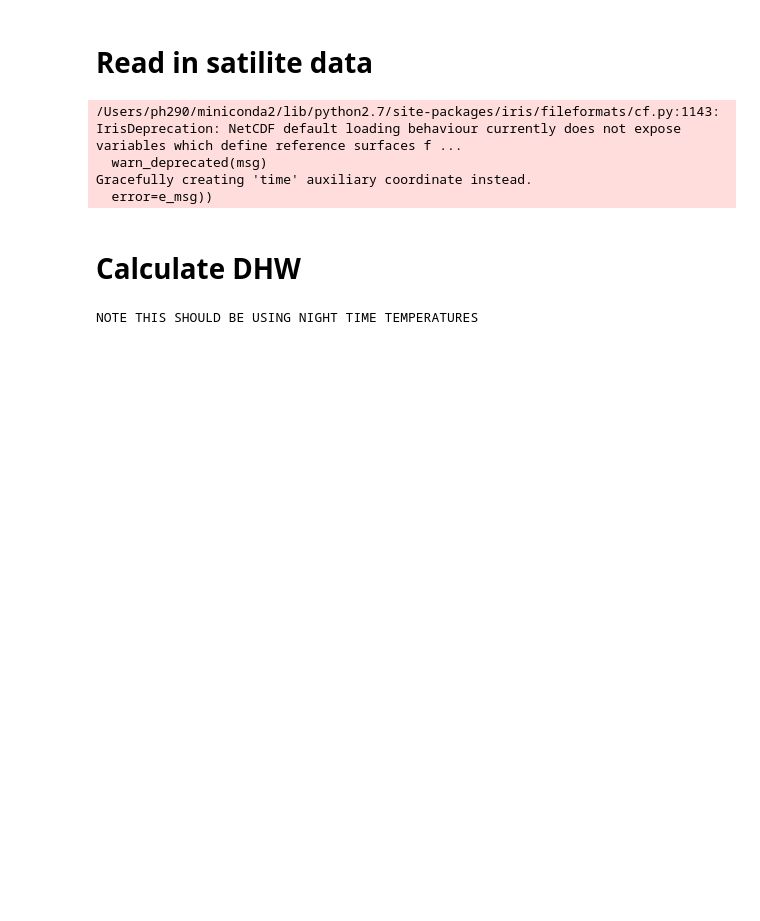
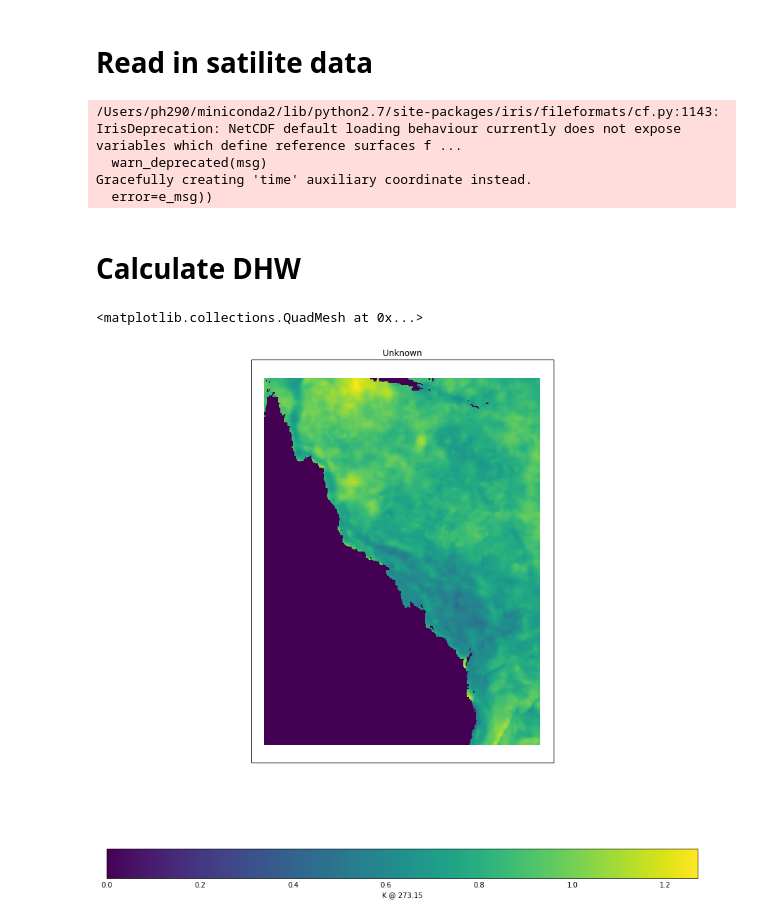
Before and after one commit to PaulHalloran/Jupiter_notebooks_halloran, a Jupyter notebook: dhw_satilite_sst.ipynb, the cells around one changed output. Saved outputs shown, nothing was run; the diff lists cells and outputs as text; code cells hidden in the pictures; blank space fills up the shorter version.

```diff
--- a/dhw_satilite_sst.ipynb
+++ b/dhw_satilite_sst.ipynb
@@ -205,10 +220,9 @@ def dhw(cube,mmm_climatology,years_over_which_to_calculate_dhw):
     #note this is to be uef with daily data...
     main_cube = cube[np.where((cube_years > years_over_which_to_calculate_dhw[0]) & (cube_years < years_over_which_to_calculate_dhw[1]))]
     #subtract the monthly mean climatology from the rest of the data
-    main_cube -= mmm_climatology
 
     #set all values less than 1 to zero
-    main_cube.data[np.where(main_cube.data <= 1.0)] = 0.0
+    main_cube.data[np.where(main_cube.data < 1.0)] = 0.0
 
     #make a cube to hold the output data
     output_cube = main_cube[83::].copy()
@@ -219,7 +233,7 @@ def dhw(cube,mmm_climatology,years_over_which_to_calculate_dhw):
     for i in range(output_cube.shape[0]):
 #         print i,' of ',output_cube.shape[0]
         #sum the temperatures in that 84 day window and divide result by 7 to get in DHWeeks rather than DHdays
-        tmp_data = main_cube[i:i+3].collapsed('time',iris.analysis.SUM)/7
+        tmp_data = main_cube[i:i+84].collapsed('time',iris.analysis.SUM)/7.0
         output_cube_data[i,:,:] = tmp_data.data
 
     #save the output
@@ -282,11 +296,15 @@ lat_south = -30.0
 lat_north = -10.0
 
 years_over_which_to_calculate_dhw = [2012,2019]
-cube_region = extract_region(cube,lon_west,lon_east,lat_south,lat_north)
+# cube_region = extract_region(cube,lon_west,lon_east,lat_south,lat_north)
+cube_region = cube
+
+
 mmm_climatology = mmm_skirving(cube_region)
+dhw_cube_gbr = dhw(cube_region,mmm_climatology,years_over_which_to_calculate_dhw)
+
+mmm_climatology = mmm_for_dhm(cube_region)
 dhm_cube_gbr = dhw(cube_region,mmm_climatology,years_over_which_to_calculate_dhw)
-# %% [output]
-NOTE THIS SHOULD BE USING NIGHT TIME TEMPERATURES
 # %%
 def asb(cube,threshold):
     dhm_cube_gbr_tmp = cube.copy()
@@ -325,0 +326,7 @@ plt.legend()
+# %%
+fig = plt.figure(figsize=(15, 15))
+dhm_cube_gbr_max = dhm_cube_gbr.collapsed('time',iris.analysis.MAX)
+qplt.pcolormesh(dhm_cube_gbr_max)
+# %% [output]
+<matplotlib.collections.QuadMesh at 0x...>
+[figure, added]
```
Also changed, not shown: parts of 6 cells of this notebook.
